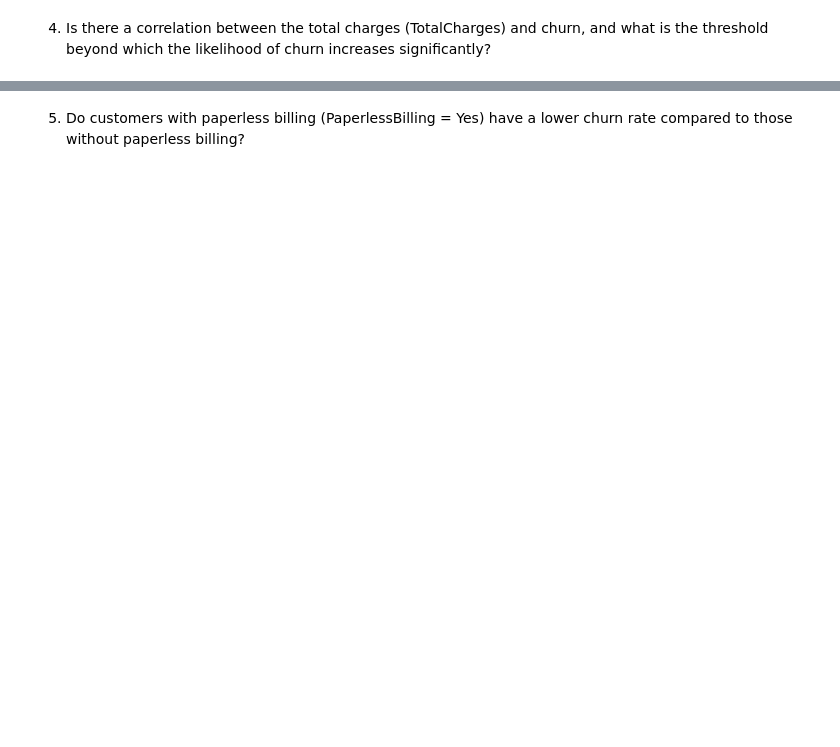
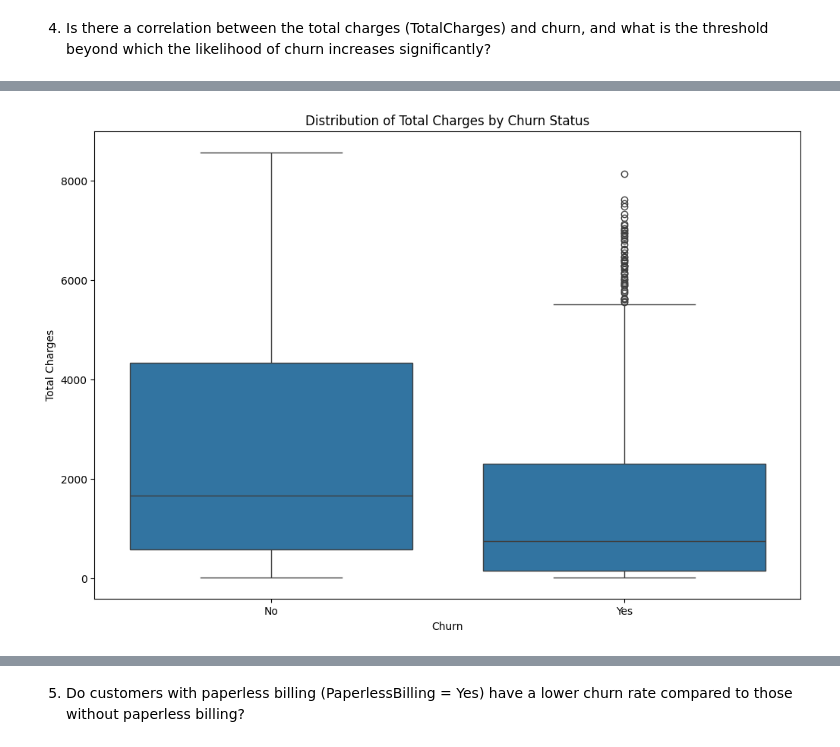
Before and after one commit to Ogoms/Customer-Churn-Prediction, a Jupyter notebook: Notebook/main.ipynb, the cells around one changed output, grey strips where cells are left out. Drawn from its saved outputs; the diff is of its cells as text; code cells hidden in the pictures; blank space fills up the shorter version.

```diff
--- a/Notebook/main.ipynb
+++ b/Notebook/main.ipynb
@@ -629,0 +768,13 @@ This analysis provides a clear understanding of how phone service status relates
+# %%
+# Visualize the relationship between TotalCharges and Churn
+
+
+plt.figure(figsize=(12, 8))
+sns.boxplot(x='Churn', y='TotalCharges', data=train_data)
+plt.title('Distribution of Total Charges by Churn Status')
+plt.xlabel('Churn')
+plt.ylabel('Total Charges')
+plt.xticks([0, 1], ['No', 'Yes'])  # Set the x-axis labels to 'No' and 'Yes'
+plt.show()
+# %% [output]
+[figure, added]
```
Also changed, not shown: parts of 40 cells of this notebook, 1 other file.
